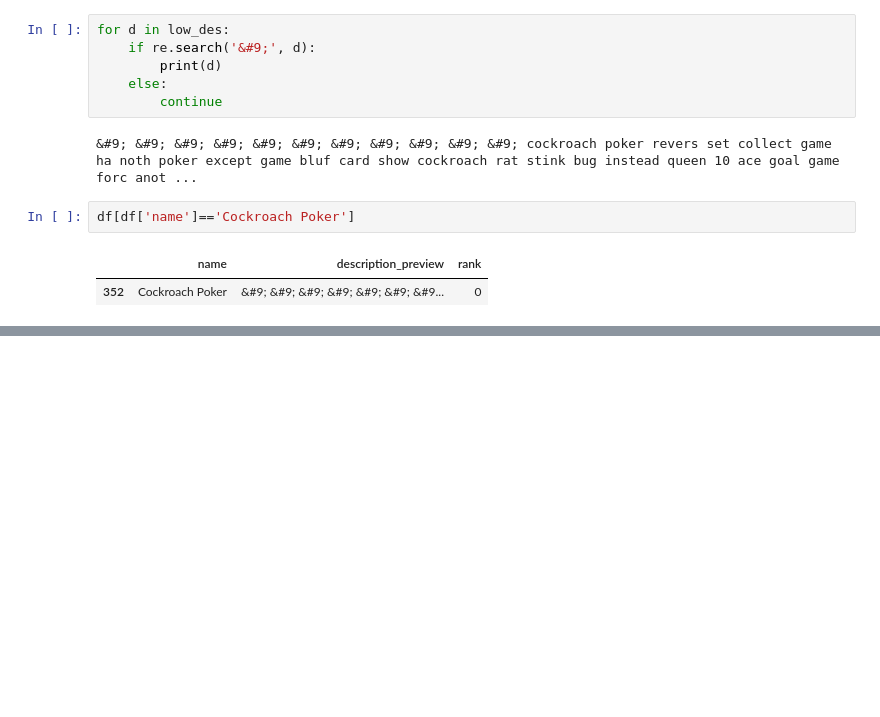
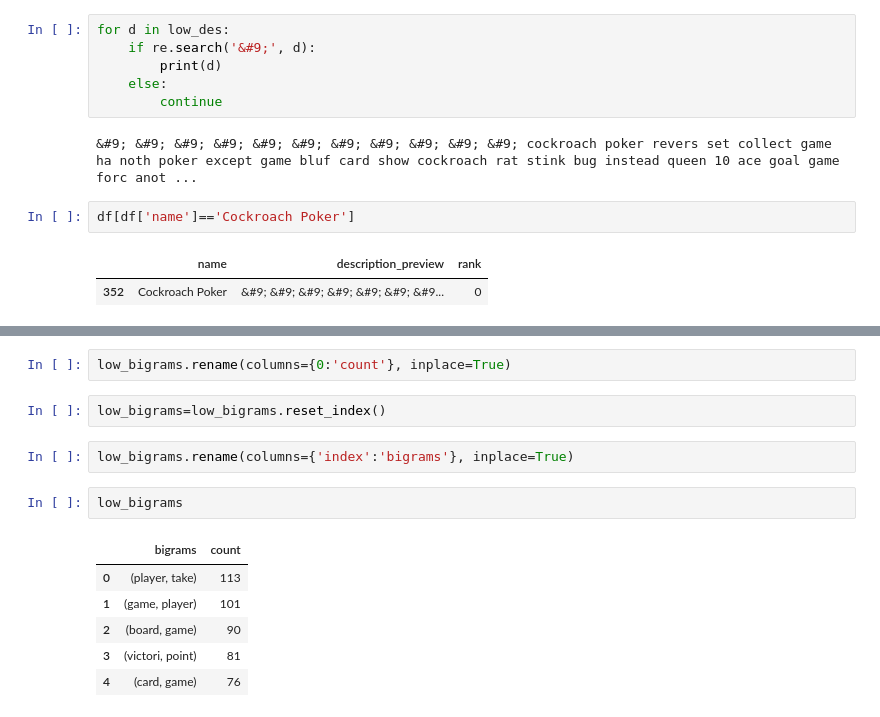
Before and after one commit to Andy-Jensen/board-game-project, a Jupyter notebook: explore.ipynb, the cells around one changed output, grey strips where cells are left out. Saved outputs shown, nothing was run; the diff lists cells and outputs as text; blank space fills up the shorter version.

```diff
--- a/explore.ipynb
+++ b/explore.ipynb
@@ -1177,0 +1205,15 @@ dtype: int64
+# %%
+low_bigrams.rename(columns={0:'count'}, inplace=True)
+# %%
+low_bigrams=low_bigrams.reset_index()
+# %%
+low_bigrams.rename(columns={'index':'bigrams'}, inplace=True)
+# %%
+low_bigrams
+# %% [output]
+|  | bigrams | count |
+| 0 | (player, take) | 113 |
+| 1 | (game, player) | 101 |
+| 2 | (board, game) | 90 |
+| 3 | (victori, point) | 81 |
+| 4 | (card, game) | 76 |
```
Also changed, not shown: parts of 29 cells of this notebook.
